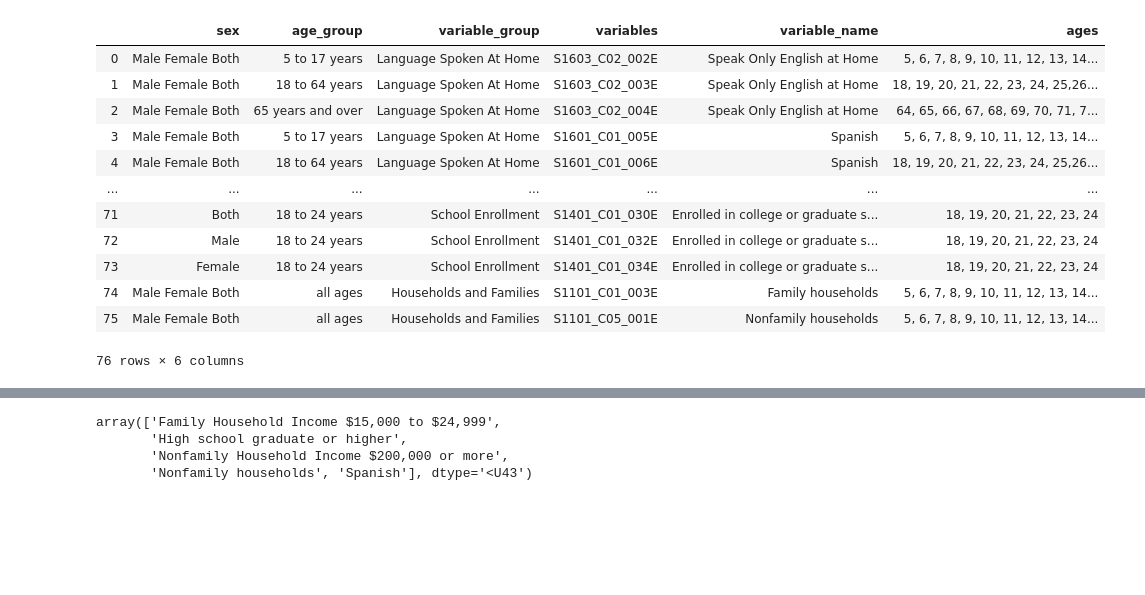
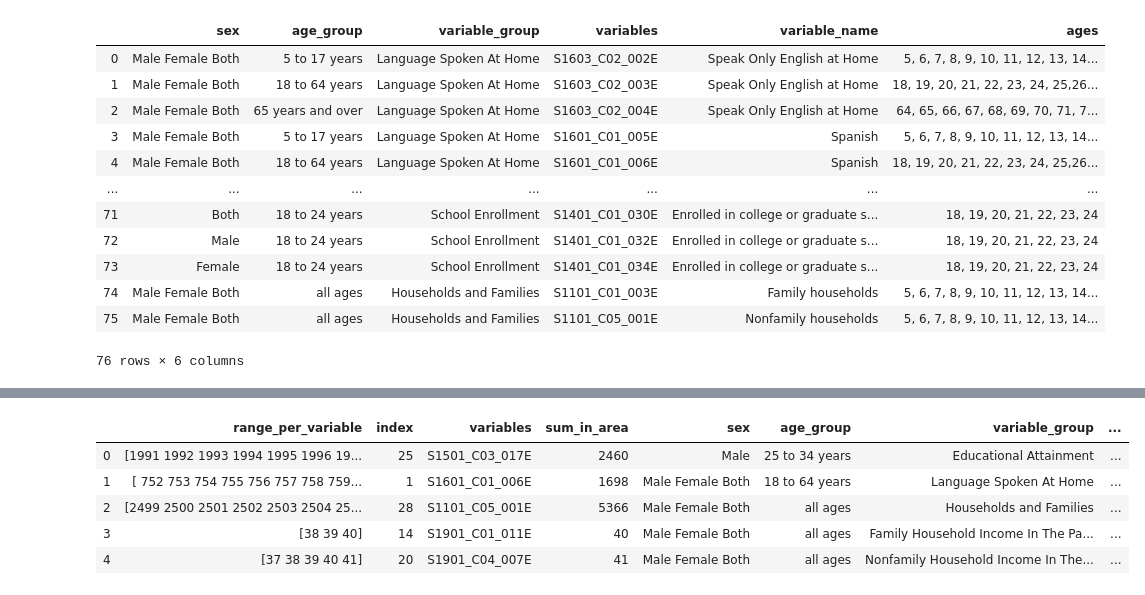
Before and after one commit to tolaoniyangi/capstone, a Jupyter notebook: working working.ipynb, the cells around one changed output, grey strips where cells are left out. Drawn from its saved outputs; the diff is of its cells as text; code cells hidden in the pictures; blank space fills up the shorter version.

```diff
--- a/working working.ipynb
+++ b/working working.ipynb
@@ -442,44 +417,56 @@ range_table_cumulative
 # def generate_info_for_text():
 global descriptors
 descriptors = []
+result_df = pd.DataFrame(columns=None)
 
-for item,i in enumerate(range_table_cumulative.index):
+for item,i in enumerate(range_table_all.index):
     if sum_for_percentile_education.astype(int) > 0 :
-        education_only = range_table_cumulative[(range_table_cumulative["variable_group"].str.contains('Educational'))]
+        education_only = range_table_all[(range_table_all["variable_group"].str.contains('Educational'))]
         result = education_only[education_only["range_per_variable"].str.contains(sum_for_percentile_education)]
+        result_df = result_df.append(result, ignore_index = True)
 # #         result_variable = result["variable_name"].values[0]
         descriptors.append(result["variable_name"].values[0])
 
     if sum_for_percentile_language.astype(int) > 0 :
-        language_only = range_table_cumulative[(range_table_cumulative["variable_group"].str.contains('Language'))]
+        language_only = range_table_all[(range_table_all["variable_group"].str.contains('Language'))]
         result = language_only[language_only["range_per_variable"].str.contains(sum_for_percentile_language)]
         descriptors.append(result["variable_name"].values[0])
+        result_df = result_df.append(result, ignore_index = True)
 
     if sum_for_percentile_household_type.astype(int) > 0:
-        household_type_only = range_table_cumulative[(range_table_cumulative["variable_group"].str.contains('Households'))]
+        household_type_only = range_table_all[(range_table_all["variable_group"].str.contains('Households'))]
         result = household_type_only[household_type_only["range_per_variable"].str.contains(sum_for_percentile_household_type)]
         descriptors.append(result["variable_name"].values[0])
+        result_df = result_df.append(result, ignore_index = True)
 
     if sum_for_percentile_family_household_income.astype(int) > 0:
-        family_household_income_only = range_table_cumulative[(range_table_cumulative["variable_group"].str.contains('Family'))]
+        family_household_income_only = range_table_all[(range_table_all["variable_group"].str.contains('Family'))]
         result = family_household_income_only[family_household_income_only["range_per_variable"].str.contains(sum_for_percentile_family_household_income)]
         descriptors.append(result["variable_name"].values[0])
+        result_df = result_df.append(result, ignore_index = True)
 
     if sum_for_percentile_nonfamily_household_income.astype(int) > 0:
-        nonfamily_household_income_only = range_table_cumulative[(range_table_cumulative["variable_group"].str.contains('Nonfamily'))]
+        nonfamily_household_income_only = range_table_all[(range_table_all["variable_group"].str.contains('Nonfamily'))]
         result = nonfamily_household_income_only[nonfamily_household_income_only["range_per_variable"].str.contains(sum_for_percentile_nonfamily_household_income)]
         descriptors.append(result["variable_name"].values[0])
+        result_df = result_df.append(result, ignore_index = True)
 
     if sum_for_percentile_school_enrollment.astype(int) > 0:
-        school_enrollment_only = range_table_cumulative[(range_table_cumulative["variable_group"].str.contains('School'))]
+        school_enrollment_only = range_table_all[(range_table_all["variable_group"].str.contains('School'))]
         result = school_enrollment_only[school_enrollment_only["range_per_variable"].str.contains(sum_for_percentile_school_enrollment)]
-        descriptors.append(result["variable_name"].values[0])
+        descriptors.result_df(result["variable_name"].values[0])
+        result_df = result_df.append(result, ignore_index = True)
 
 descriptors = np.unique(descriptors)
+result_df = result_df.drop_duplicates()
+
 descriptors
+result_df
 # generate_info_for_text()
 # %% [output]
-array(['Family Household Income $15,000 to $24,999',
-       'High school graduate or higher',
-       'Nonfamily Household Income $200,000 or more',
-       'Nonfamily households', 'Spanish'], dtype='<U43')
+|  | range_per_variable | index | variables | sum_in_area | sex | age_group | variable_group | ... |
+| 0 | [1991 1992 1993 1994 1995 1996 19... | 25 | S1501_C03_017E | 2460 | Male | 25 to 34 years | Educational Attainment | ... |
+| 1 | [ 752 753 754 755 756 757 758 759... | 1 | S1601_C01_006E | 1698 | Male Female Both | 18 to 64 years | Language Spoken At Home | ... |
+| 2 | [2499 2500 2501 2502 2503 2504 25... | 28 | S1101_C05_001E | 5366 | Male Female Both | all ages | Households and Families | ... |
+| 3 | [38 39 40] | 14 | S1901_C01_011E | 40 | Male Female Both | all ages | Family Household Income In The Pa... | ... |
+| 4 | [37 38 39 40 41] | 20 | S1901_C04_007E | 41 | Male Female Both | all ages | Nonfamily Household Income In The... | ... |
```
Also changed, not shown: parts of 14 cells of this notebook, 1 other file.
